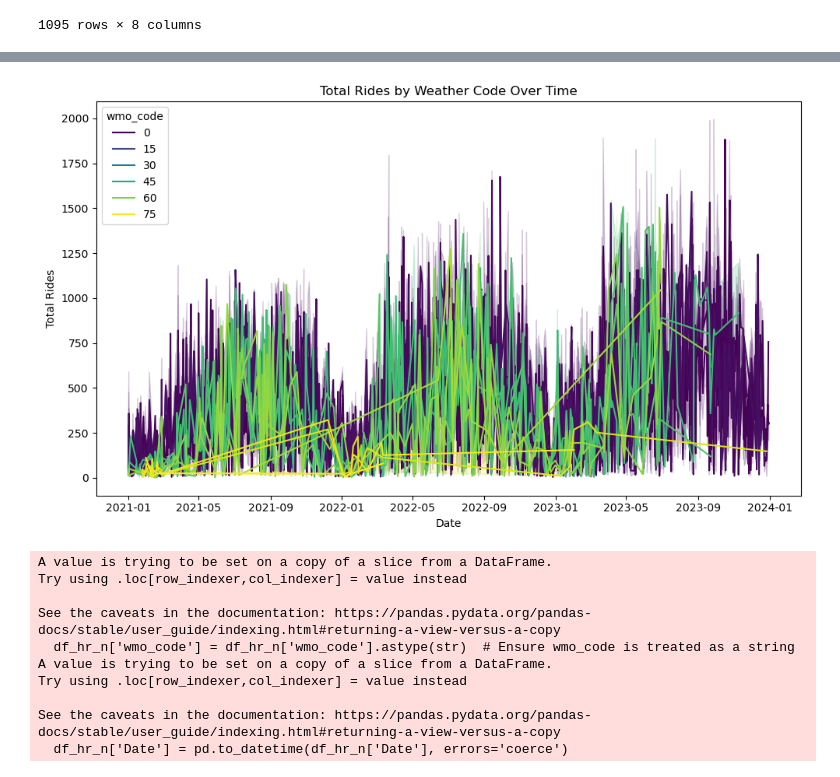
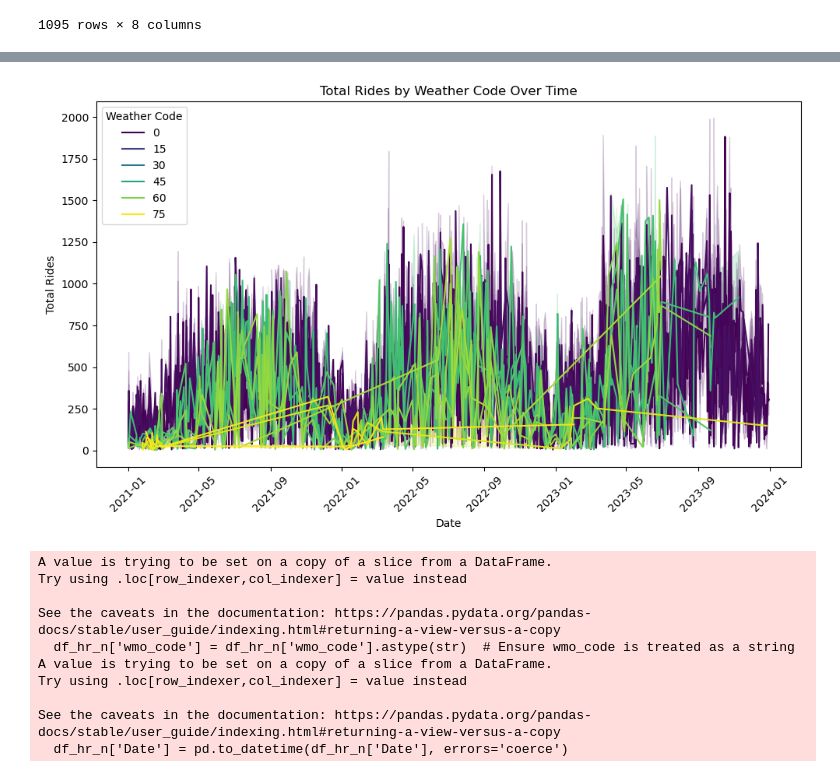
Before and after one commit to bbhatta10/Capital-Bike-Share, a Jupyter notebook: CapitalBikeShare.ipynb, the cells around one changed output, grey strips where cells are left out. Drawn from its saved outputs; the diff is of its cells as text; code cells hidden in the pictures.

```diff
--- a/CapitalBikeShare.ipynb
+++ b/CapitalBikeShare.ipynb
@@ -137,18 +214,17 @@ AttributeError: module 'seaborn' has no attribute 'histplotslots'
 # %%
 #data cleaning
-df_hr_clean  = df_hr_n.loc[:, 'Date'] = pd.to_datetime(df_hr_n['Date'], errors='coerce').dt.date
-# df_hr_clean.isnull().sum()
+df_hr_clean  = df_hr_n.loc[:, 'date'] = pd.to_datetime(df_hr_n['date'], errors='coerce').dt.date
+df_hr_clean.isnull().sum()
 df_hr_clean.duplicated().sum()
-df_hr_clean = df_hr_n.dropna(subset=['Casual', 'Member', 'Total_rides', 're_humidity', 'tempt_2m', 'wmo_code', 'wind_speed', 'Date', 'Hour'])
+df_hr_clean = df_hr_n.dropna(subset=['casual', 'member', 'total_rides', 're_humidity', 'tempt_2m', 'wmo_code', 'wind_speed', 'date', 'hour'])
 df_hr_clean
 df_hr_clean.isnull().sum()
 df_hr_clean.duplicated().sum()
 df_hr_clean
-df_hr_clean = df_hr_n.dropna(subset=['Casual', 'Member', 'Total_rides'])
+df_hr_clean = df_hr_n.dropna(subset=['casual', 'member', 'total_rides'])
 df_hr_clean.isnull().sum()
 df_hr_clean.duplicated().sum()
 df_hr_clean
 
 # df_day_clean.isnull().sum()
-# df_day_n
 # %% [output]
@@ -197,17 +260,17 @@ Text(0.5, 1.0, 'Total Rides by Weather Code')
 # %%
-#visualization for df_hr using barplot with month
-import matplotlib.pyplot as plt
-import seaborn as sns
+#visualization for df_day_clean using barplot with month
 
-# 1. Work consistently on df_hr_clean
-df_hr_clean['Month'] = df_hr_clean['Date'].dt.month
+df_day_clean['date'] = pd.to_datetime(df_day_clean['date'], errors='coerce')
+df_day_clean
 
-# 2. Aggregate total rides per month & weather code
-monthly_data = df_hr_clean.groupby(['Month','wmo_code'], as_index=False)['Total_rides'].sum()
+#  extract the month
+df_day_clean['month'] = df_day_clean['date'].dt.month
 
-# 3. Plot
+#  Aggregate total rides per month & weather code
+monthly_data = df_day_clean.groupby(['month','wmo_code'], as_index=False)['total_rides'].sum()
+
 plt.figure(figsize=(12, 6))
-sns.barplot(data=monthly_data, x='Month', y='Total_rides', hue='wmo_code', order=range(1,13))
+sns.barplot(data=monthly_data, x='month', y='total_rides', hue='wmo_code', order=range(1,13))
 plt.title('Total Rides by Month and Weather Code')
 plt.xlabel('Month')
 plt.ylabel('Total Rides')
@@ -308,16 +418,16 @@ Months found in data: ['Jan', 'Feb']
 # %%
-#data visualization for df_hr
+#data visualization for hourly data
 plt.figure(figsize=(10, 6))
-sns.lineplot(data=df_hr_n, x='Date', y='Total_rides', hue='wmo_code', palette='viridis')
+sns.lineplot(data=df_hr_clean, x='date', y='total_rides', hue='wmo_code', palette='viridis')
 plt.title('Total Rides by Weather Code Over Time')
 plt.xlabel('Date')
 plt.ylabel('Total Rides')
-# plt.xticks(rotation=45)
-# plt.legend(title='Weather Code')
+plt.xticks(rotation=45)
+plt.legend(title='Weather Code')
 plt.tight_layout()
 plt.show()
 # %% [output]
-[figure, old version]
+[figure, new version]
 # %%
 df_hr_n
 #data visualization using facetgrid for horuly data with weather code,total rides and date
```
Also changed, not shown: parts of 19 cells of this notebook.
